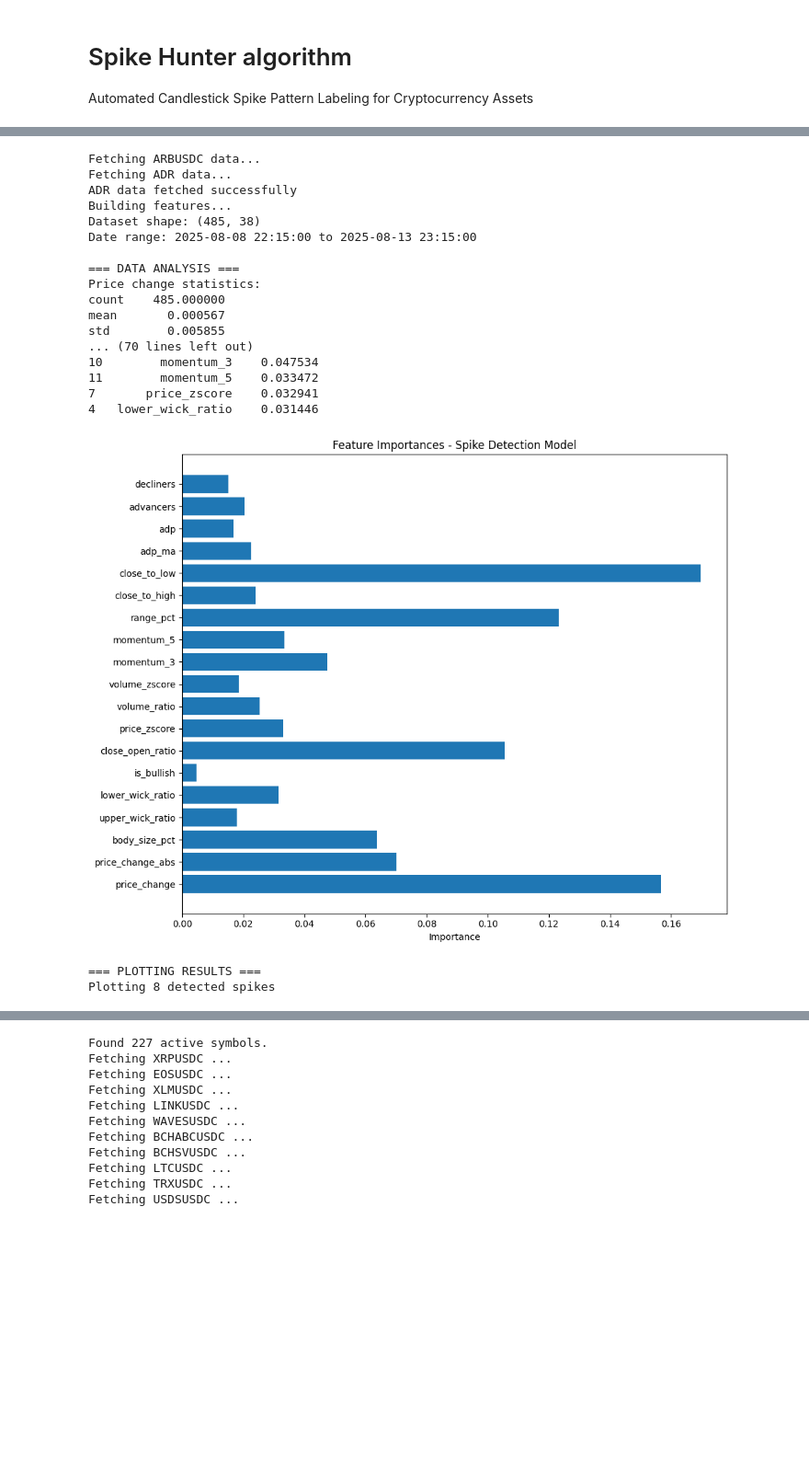
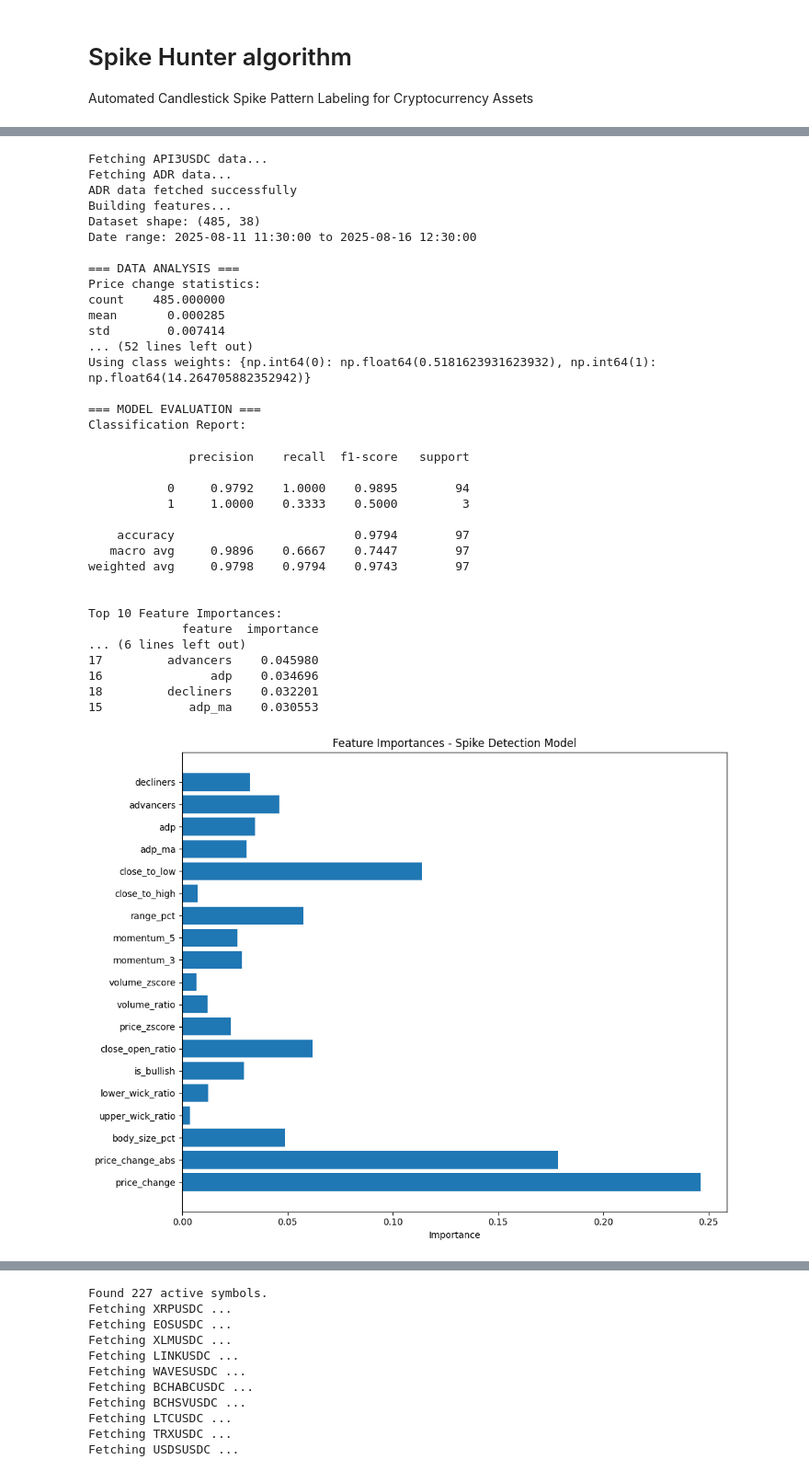
Before and after one commit to carkod/binbot-notebooks, a Jupyter notebook: spike_hunter/spike_hunter_research.ipynb, the cells around one changed output, grey strips where cells are left out. Shown: that part at 92% size. Drawn from its saved outputs; the diff is of its cells as text; code cells hidden in the pictures; blank space fills up the shorter version.

```diff
--- a/spike_hunter/spike_hunter_research.ipynb
+++ b/spike_hunter/spike_hunter_research.ipynb
@@ -33,7 +33,7 @@ from sklearn.metrics import classification_report
 import matplotlib.pyplot as plt
 import joblib
 
-symbol = "ARBUSDC"  # Change to your desired symbol
+symbol = "API3USDC"  # Change to your desired symbol
 
 # --- Step 1: Fetch 15m candles from Binance ---
 def fetch_binance_klines(symbol="IDEXUSDC", interval="15m", limit=500, end_time=None):
@@ -467,42 +467,57 @@ if len(spike_indices) > 0:
         spike_details[
             ["timestamp", "close", "price_change_pct", "volume_ratio"]
         ].to_string()
     )
 else:
     print("\n=== NO SPIKES DETECTED ===")
     print("Consider lowering thresholds:")
     print("- price_thresh (currently 0.020 = 2.0%)")
     print("- vol_ratio_thresh (currently 2.0 = 100% above average)")
 
     # Show largest moves for reference
     print(f"\nLargest price increases in dataset:")
     top_moves = df.nlargest(10, "price_change")[
         ["timestamp", "close", "price_change", "volume_ratio"]
     ].round(4)
     top_moves["price_change_pct"] = (top_moves["price_change"] * 100).round(2)
     print(
         top_moves[
             ["timestamp", "close", "price_change_pct", "volume_ratio"]
         ].to_string()
     )
 # %% [output]
-Fetching ARBUSDC data...
+Fetching API3USDC data...
 Fetching ADR data...
 ADR data fetched successfully
 Building features...
 Dataset shape: (485, 38)
-Date range: 2025-08-08 22:15:00 to 2025-08-13 23:15:00
+Date range: 2025-08-11 11:30:00 to 2025-08-16 12:30:00
 
 === DATA ANALYSIS ===
 Price change statistics:
 count    485.000000
-mean       0.000567
-std        0.005855
-... (70 lines left out)
-10        momentum_3    0.047534
-11        momentum_5    0.033472
-7       price_zscore    0.032941
-4   lower_wick_ratio    0.031446
+mean       0.000285
+std        0.007414
+... (52 lines left out)
+Using class weights: {np.int64(0): np.float64(0.5181623931623932), np.int64(1): np.float64(14.264705882352942)}
+
+=== MODEL EVALUATION ===
+Classification Report:
+              precision    recall  f1-score   support
+
+           0     0.9792    1.0000    0.9895        94
+           1     1.0000    0.3333    0.5000         3
+
+    accuracy                         0.9794        97
+   macro avg     0.9896    0.6667    0.7447        97
+weighted avg     0.9798    0.9794    0.9743        97
+
+
+Top 10 Feature Importances:
+             feature  importance
+... (6 lines left out)
+17         advancers    0.045980
+16               adp    0.034696
+18         decliners    0.032201
+15            adp_ma    0.030553
-[figure, old version]
+[figure, new version]
-=== PLOTTING RESULTS ===
-Plotting 8 detected spikes
```
Also changed, not shown: parts of 7 cells of this notebook, 5 other files.
